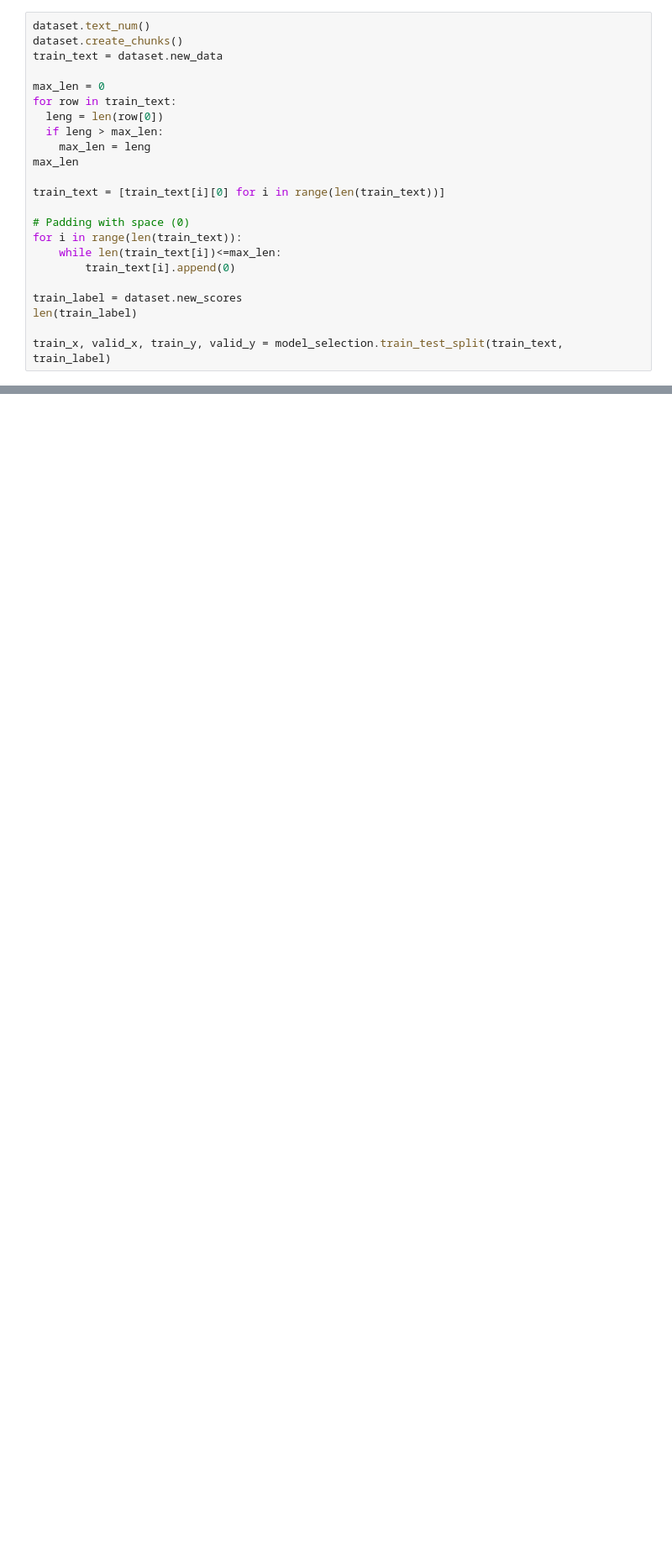
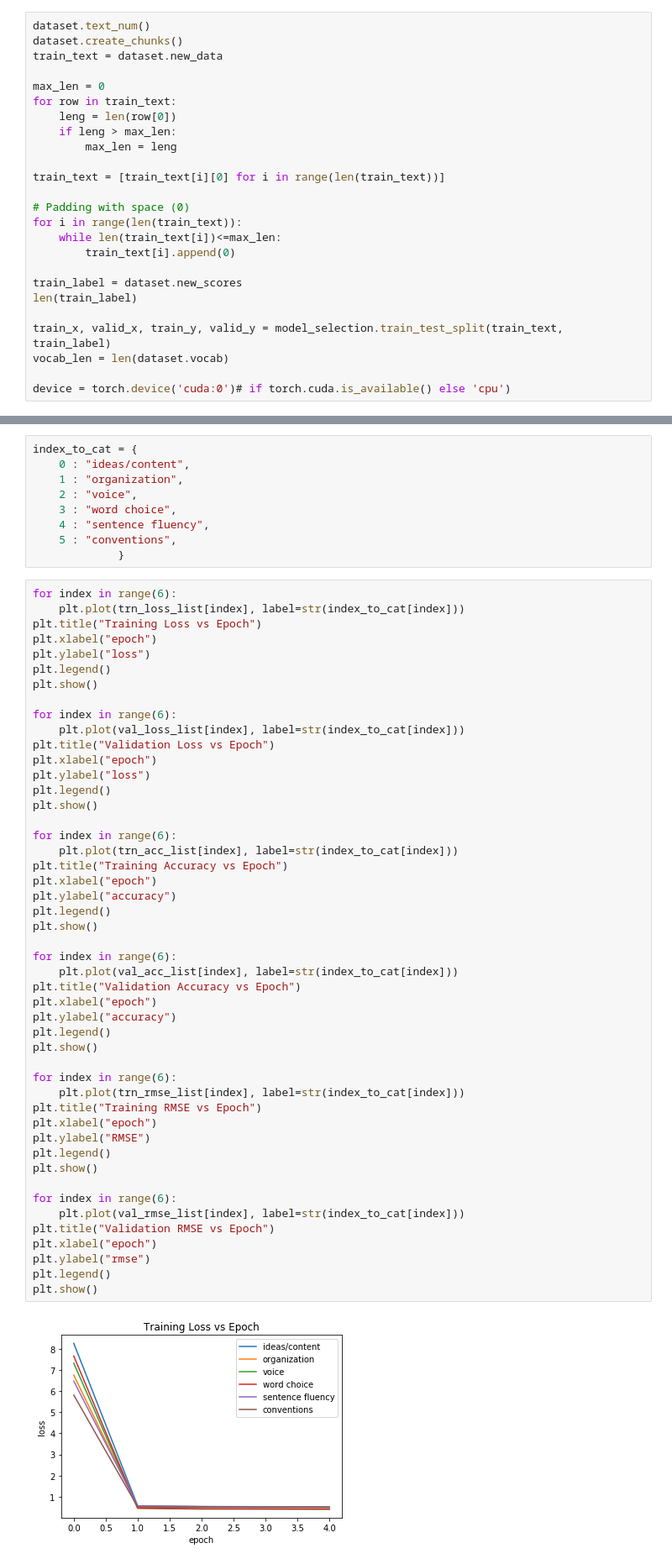
Before and after one commit to jindal2309/NLP-Project, a Jupyter notebook: model_code_patrick.ipynb, the cells around one changed output, grey strips where cells are left out. Shown at 84% size. Cells and saved outputs as stored; diff of their text form; blank space fills up the shorter version.

Commit message:
model fixes, plotting

```diff
--- a/model_code_patrick.ipynb
+++ b/model_code_patrick.ipynb
@@ -117,10 +114,9 @@ train_text = dataset.new_data
 
 max_len = 0
 for row in train_text:
-  leng = len(row[0])
-  if leng > max_len:
-    max_len = leng
-max_len
+    leng = len(row[0])
+    if leng > max_len:
+        max_len = leng
 
 train_text = [train_text[i][0] for i in range(len(train_text))]
 
@@ -133,3 +129,6 @@ train_label = dataset.new_scores
 len(train_label)
 
 train_x, valid_x, train_y, valid_y = model_selection.train_test_split(train_text, train_label)
+vocab_len = len(dataset.vocab)
+
+device = torch.device('cuda:0')# if torch.cuda.is_available() else 'cpu')
@@ -310,0 +344,59 @@ import matplotlib as plt
+# %%
+index_to_cat = {
+    0 : "ideas/content",
+    1 : "organization",
+    2 : "voice",
+    3 : "word choice",
+    4 : "sentence fluency",
+    5 : "conventions",
+             }
+# %%
+for index in range(6):
+    plt.plot(trn_loss_list[index], label=str(index_to_cat[index]))
+plt.title("Training Loss vs Epoch")
+plt.xlabel("epoch")
+plt.ylabel("loss")
+plt.legend()
+plt.show()
+
+for index in range(6):
+    plt.plot(val_loss_list[index], label=str(index_to_cat[index]))
+plt.title("Validation Loss vs Epoch")
+plt.xlabel("epoch")
+plt.ylabel("loss")
+plt.legend()
+plt.show()
+
+for index in range(6):
+    plt.plot(trn_acc_list[index], label=str(index_to_cat[index]))
+plt.title("Training Accuracy vs Epoch")
+plt.xlabel("epoch")
+plt.ylabel("accuracy")
+plt.legend()
+plt.show()
+
+for index in range(6):
+    plt.plot(val_acc_list[index], label=str(index_to_cat[index]))
+plt.title("Validation Accuracy vs Epoch")
+plt.xlabel("epoch")
+plt.ylabel("accuracy")
+plt.legend()
+plt.show()
+
+for index in range(6):
+    plt.plot(trn_rmse_list[index], label=str(index_to_cat[index]))
+plt.title("Training RMSE vs Epoch")
+plt.xlabel("epoch")
+plt.ylabel("RMSE")
+plt.legend()
+plt.show()
+
+for index in range(6):
+    plt.plot(val_rmse_list[index], label=str(index_to_cat[index]))
+plt.title("Validation RMSE vs Epoch")
+plt.xlabel("epoch")
+plt.ylabel("rmse")
+plt.legend()
+plt.show()
+# %% [output]
+[figure, added]
```
Also changed, not shown: parts of 17 cells of this notebook.
